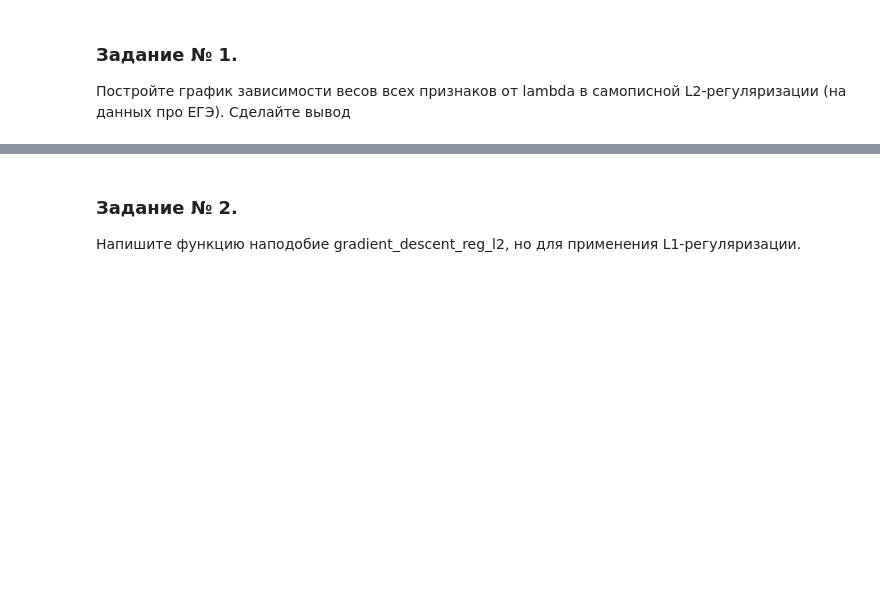
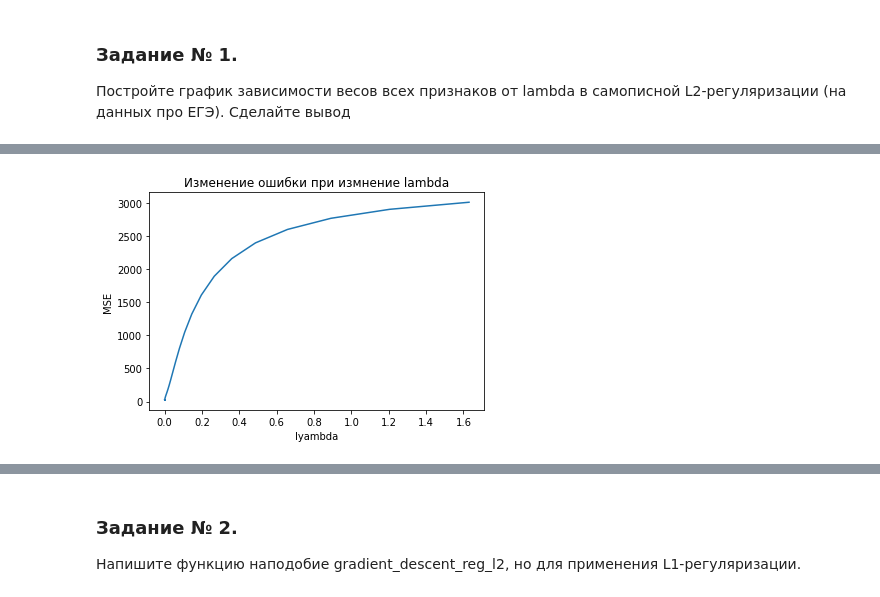
Before and after one commit to vinalyan/diff, a Jupyter notebook: GeekBrains/algorithms/web2/Lesson_2_extended.ipynb, the cells around one changed output, grey strips where cells are left out. Drawn from its saved outputs; the diff is of its cells as text; code cells hidden in the pictures; blank space fills up the shorter version.

```diff
--- a/GeekBrains/algorithms/web2/Lesson_2_extended.ipynb
+++ b/GeekBrains/algorithms/web2/Lesson_2_extended.ipynb
@@ -1104,0 +1170,8 @@ def gradient_descent_reg_l2(X, y, iterations, eta=1e-4, reg=1e-8, log = False):
+# %%
+
+plt.plot(lambda_list, errors)
+plt.title('Изменение ошибки при измнение lambda')
+plt.xlabel('lyambda')
+plt.ylabel('MSE');
+# %% [output]
+[figure, added]
```
Also changed, not shown: parts of 22 cells of this notebook.
